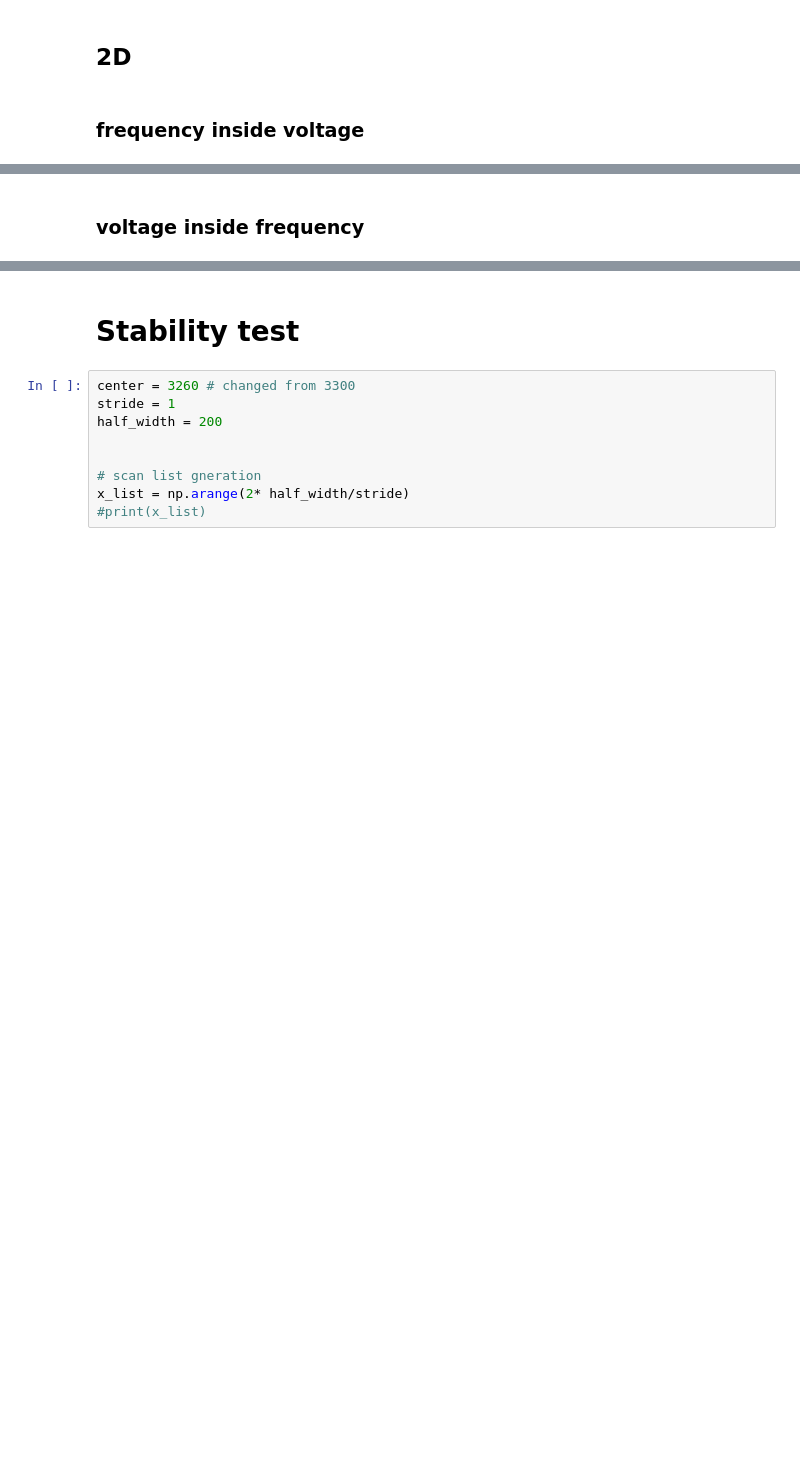
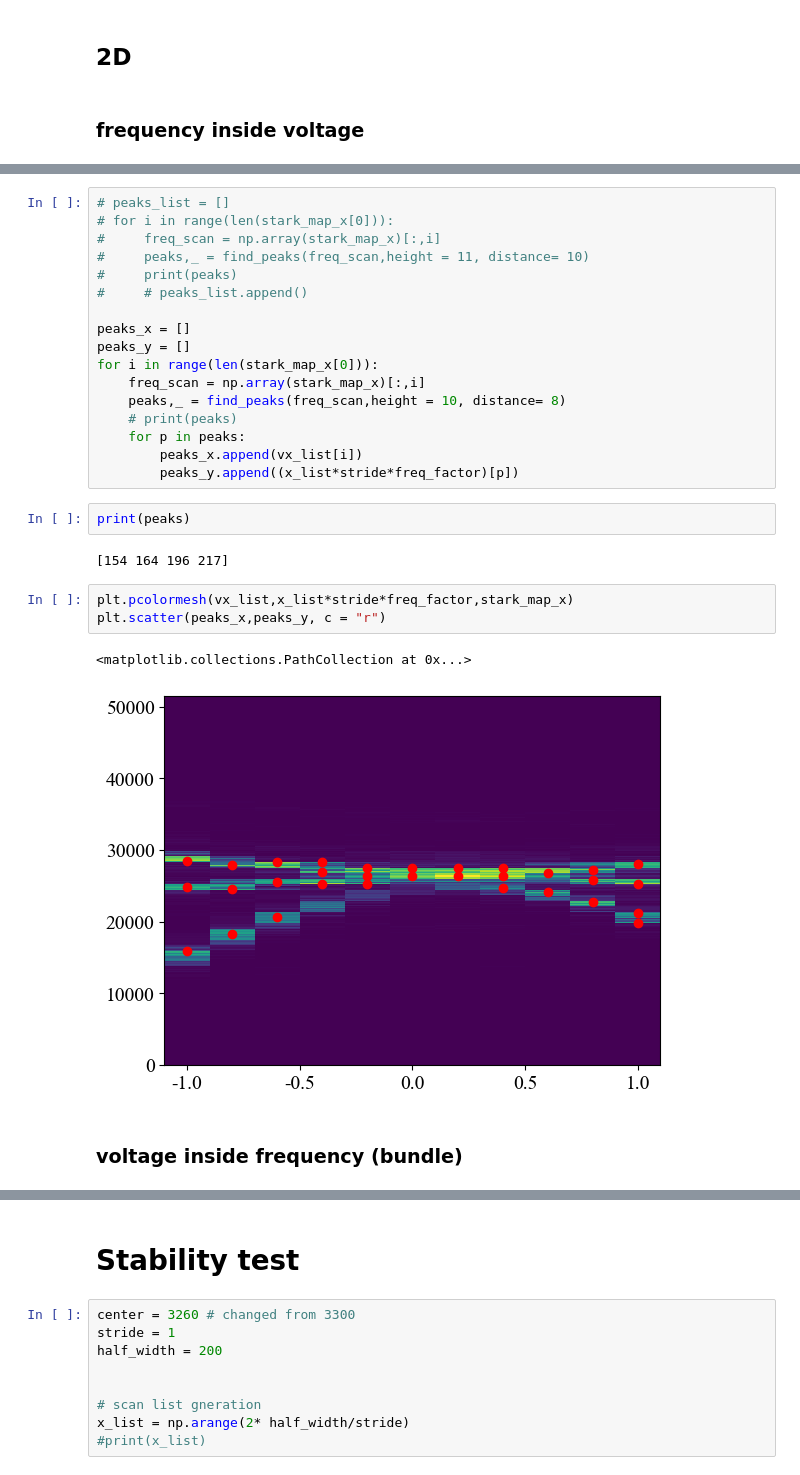
Before and after one commit to FENG-MengLong/ExperimentCode, a Jupyter notebook: 2025.11.30.ipynb, the cells around one changed output, grey strips where cells are left out. Saved outputs shown, nothing was run; the diff lists cells and outputs as text; blank space fills up the shorter version.

```diff
--- a/2025.11.30.ipynb
+++ b/2025.11.30.ipynb
@@ -193,5 +356,32 @@ ps.Plot3D(x = v_list, y =x_list*stride*freq_factor , Z = stark_map,
+# %%
+# peaks_list = []
+# for i in range(len(stark_map_x[0])):
+#     freq_scan = np.array(stark_map_x)[:,i]
+#     peaks,_ = find_peaks(freq_scan,height = 11, distance= 10)
+#     print(peaks)
+#     # peaks_list.append()
+
+peaks_x = []
+peaks_y = []
+for i in range(len(stark_map_x[0])):
+    freq_scan = np.array(stark_map_x)[:,i]
+    peaks,_ = find_peaks(freq_scan,height = 10, distance= 8)
+    # print(peaks)
+    for p in peaks:
+        peaks_x.append(vx_list[i])
+        peaks_y.append((x_list*stride*freq_factor)[p])
+# %%
+print(peaks)
+# %% [output]
+[154 164 196 217]
+# %%
+plt.pcolormesh(vx_list,x_list*stride*freq_factor,stark_map_x)
+plt.scatter(peaks_x,peaks_y, c = "r")
+# %% [output]
+<matplotlib.collections.PathCollection at 0x...>
+[figure, added]
 # %% [markdown]
-### voltage inside frequency
+### voltage inside frequency (bundle)
 # %%
 center = 3380
 stride = 1
```
Also changed, not shown: parts of 23 cells of this notebook.
